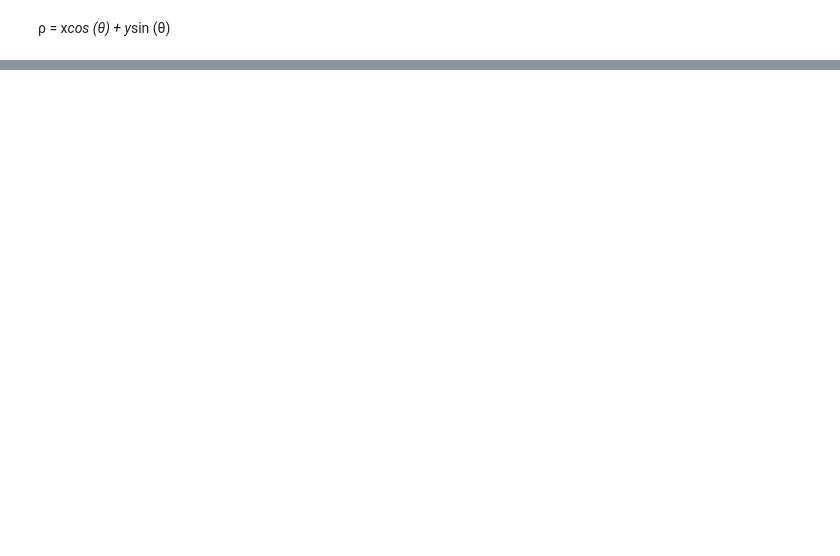
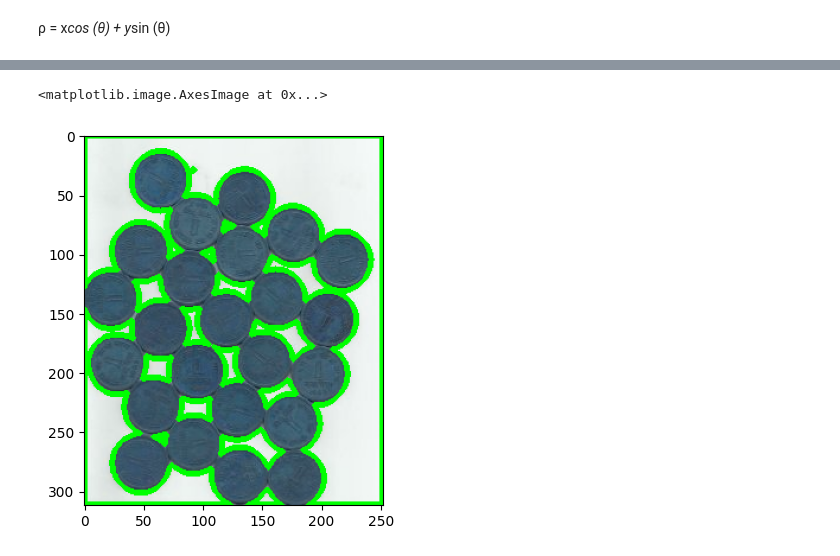
Before and after one commit to dabom10/rokey6, a Jupyter notebook: AI/application/3/(코드3)강의_6기_AI응용_3차시_03_이진화와 특징 검출.ipynb, the cells around one changed output, grey strips where cells are left out. Cells and saved outputs as stored; diff of their text form; code cells hidden in the pictures; blank space fills up the shorter version.

```diff
--- a/AI/application/3/(코드3)강의_6기_AI응용_3차시_03_이진화와 특징 검출.ipynb
+++ b/AI/application/3/(코드3)강의_6기_AI응용_3차시_03_이진화와 특징 검출.ipynb
@@ -404,0 +534,10 @@ plt.imshow(image)
+# %%
+#시각화
+cv2.drawContours(image, con_packs, -1, (0, 255, 0), 3)
+# -1 : 모든 윤곽선 그려줘 (BGR)
+# 두께 3
+
+plt.imshow(image)
+# %% [output]
+<matplotlib.image.AxesImage at 0x...>
+[figure, added]
```
Also changed, not shown: parts of 12 cells of this notebook, 6 other files.
